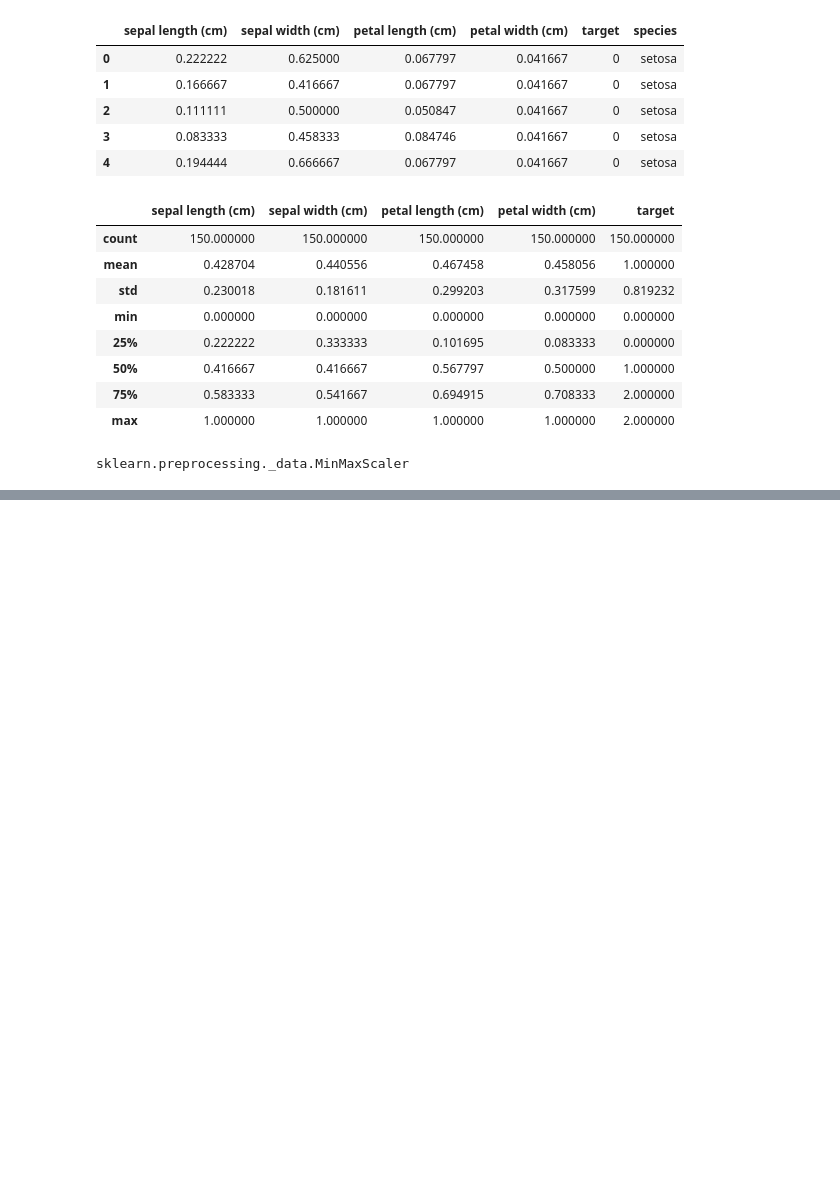
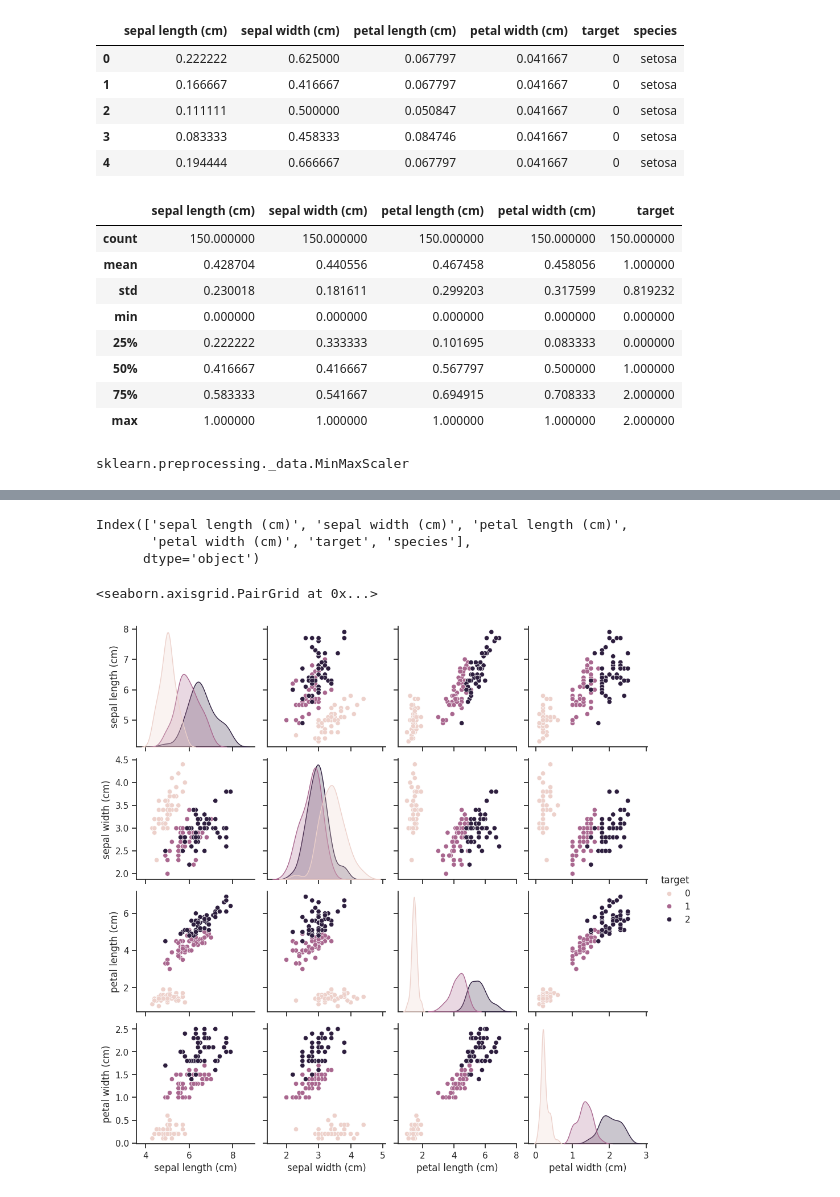
Before and after one commit to Anastasiia-Gorn/class, a Jupyter notebook: iris_202621384.ipynb, the cells around one changed output, grey strips where cells are left out. Drawn from its saved outputs; the diff is of its cells as text; code cells hidden in the pictures; blank space fills up the shorter version.

```diff
--- a/iris_202621384.ipynb
+++ b/iris_202621384.ipynb
@@ -182,0 +233,13 @@ sklearn.preprocessing._data.MinMaxScaler
+# %%
+df.columns
+# %% [output]
+Index(['sepal length (cm)', 'sepal width (cm)', 'petal length (cm)',
+       'petal width (cm)', 'target', 'species'],
+      dtype='object')
+# %%
+import matplotlib.pyplot as plt
+sns.set_theme(style="ticks")
+sns.pairplot(df, hue='target')
+# %% [output]
+<seaborn.axisgrid.PairGrid at 0x...>
+[figure, added]
```
Also changed, not shown: parts of 45 cells of this notebook.
